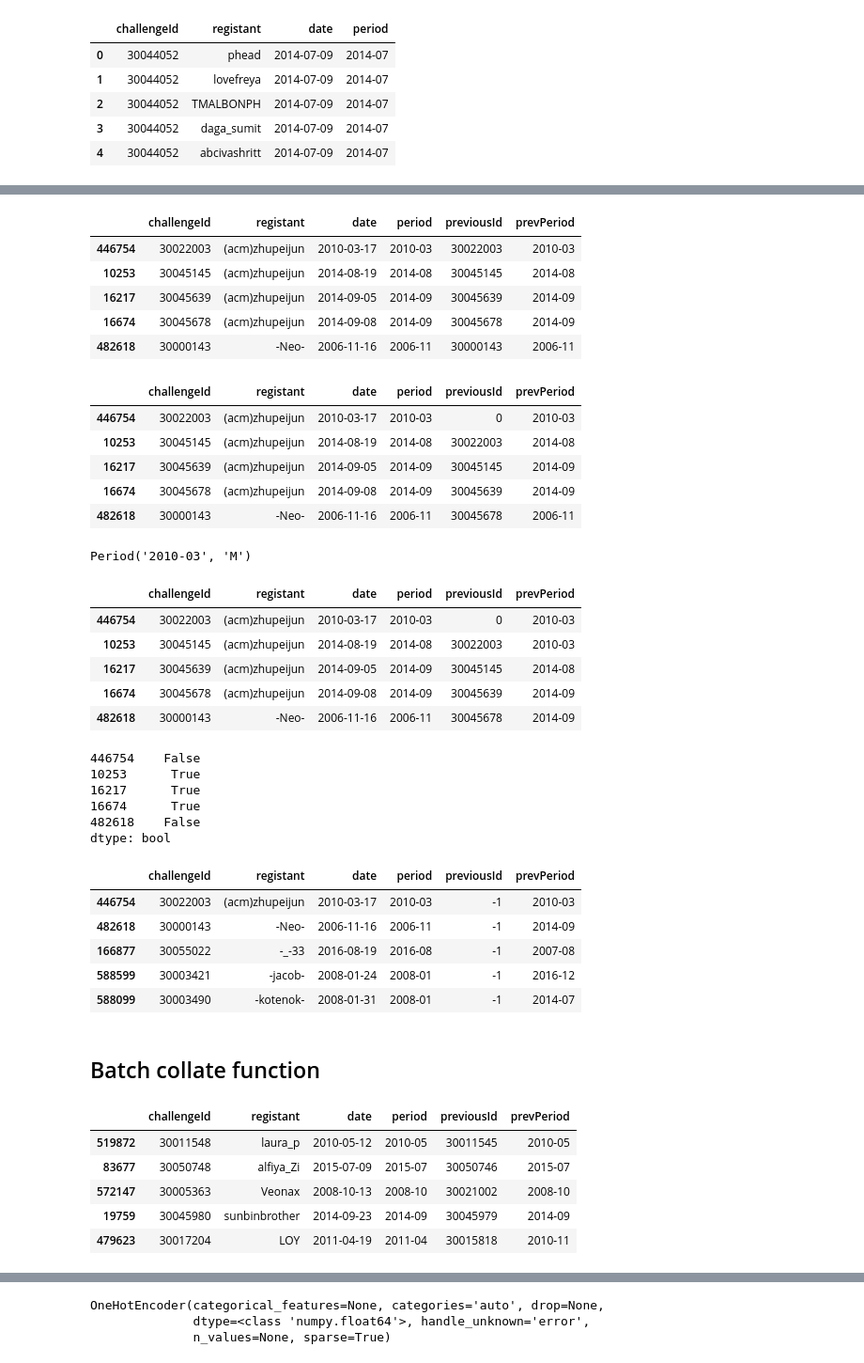
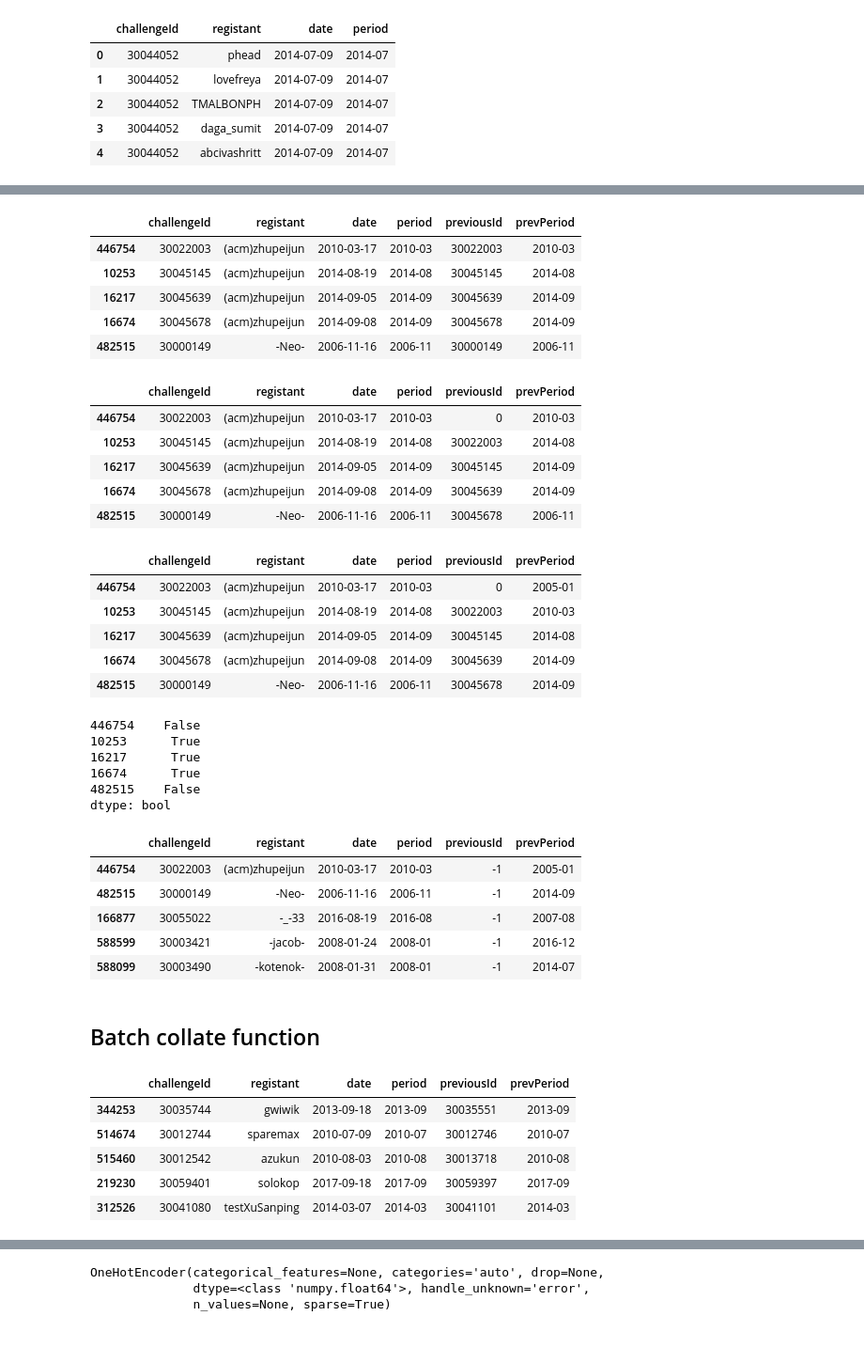
Before and after one commit to noaRricky/seq-rmd-crowdsourcing, a Jupyter notebook: notebooks/sequence_ds/sq_topcoder.ipynb, the cells around one changed output, grey strips where cells are left out. Shown at 94% size. Saved outputs shown, nothing was run; the diff lists cells and outputs as text; code cells hidden in the pictures.

Commit message:
change neg sample strategy and fix left merge

```diff
--- a/notebooks/sequence_ds/sq_topcoder.ipynb
+++ b/notebooks/sequence_ds/sq_topcoder.ipynb
@@ -173,6 +179,3 @@ regs_df.head()
 | 2 | 30044052 | TMALBONPH | 2014-07-09 |
 | 3 | 30044052 | daga_sumit | 2014-07-09 |
 | 4 | 30044052 | abcivashritt | 2014-07-09 |
-# %%
-regs_df['date'] = pd.to_datetime(regs_df['date'])
-regs_df.dtypes
@@ -210,7 +208,7 @@ regs_df.shape
 # %% [output]
 (544568, 3)
 # %%
-regs_df['period'] = regs_df['date'].dt.to_period("M")
+regs_df['period'] = regs_df['date'].str[:7]
 regs_df.head()
 # %% [output]
 |  | challengeId | registant | date | period |
@@ -239,7 +237,7 @@ regs_df.head()
 | 10253 | 30045145 | (acm)zhupeijun | 2014-08-19 | 2014-08 | 30045145 | 2014-08 |
 | 16217 | 30045639 | (acm)zhupeijun | 2014-09-05 | 2014-09 | 30045639 | 2014-09 |
 | 16674 | 30045678 | (acm)zhupeijun | 2014-09-08 | 2014-09 | 30045678 | 2014-09 |
-| 482618 | 30000143 | -Neo- | 2006-11-16 | 2006-11 | 30000143 | 2006-11 |
+| 482515 | 30000149 | -Neo- | 2006-11-16 | 2006-11 | 30000149 | 2006-11 |
 # %%
 regs_df['previousId'] = regs_df['previousId'].shift(
     periods=1).fillna(0).astype('int64')
@@ -250,22 +248,17 @@ regs_df.head()
 | 10253 | 30045145 | (acm)zhupeijun | 2014-08-19 | 2014-08 | 30022003 | 2014-08 |
 | 16217 | 30045639 | (acm)zhupeijun | 2014-09-05 | 2014-09 | 30045145 | 2014-09 |
 | 16674 | 30045678 | (acm)zhupeijun | 2014-09-08 | 2014-09 | 30045639 | 2014-09 |
-| 482618 | 30000143 | -Neo- | 2006-11-16 | 2006-11 | 30045678 | 2006-11 |
+| 482515 | 30000149 | -Neo- | 2006-11-16 | 2006-11 | 30045678 | 2006-11 |
-# %%
-fill_v = regs_df['period'].iloc[0]
-fill_v
-# %% [output]
-Period('2010-03', 'M')
 # %%
-regs_df['prevPeriod'] = regs_df['prevPeriod'].shift(periods=1).fillna(fill_v)
+regs_df['prevPeriod'] = regs_df['prevPeriod'].shift(periods=1).fillna('2005-01')
 regs_df.head()
 # %% [output]
 |  | challengeId | registant | date | period | previousId | prevPeriod |
-| 446754 | 30022003 | (acm)zhupeijun | 2010-03-17 | 2010-03 | 0 | 2010-03 |
+| 446754 | 30022003 | (acm)zhupeijun | 2010-03-17 | 2010-03 | 0 | 2005-01 |
 | 10253 | 30045145 | (acm)zhupeijun | 2014-08-19 | 2014-08 | 30022003 | 2010-03 |
 | 16217 | 30045639 | (acm)zhupeijun | 2014-09-05 | 2014-09 | 30045145 | 2014-08 |
 | 16674 | 30045678 | (acm)zhupeijun | 2014-09-08 | 2014-09 | 30045639 | 2014-09 |
-| 482618 | 30000143 | -Neo- | 2006-11-16 | 2006-11 | 30045678 | 2014-09 |
+| 482515 | 30000149 | -Neo- | 2006-11-16 | 2006-11 | 30045678 | 2014-09 |
 # %%
 first_mask = regs_df.duplicated(subset=['registant'], keep='first')
 first_mask.head()
@@ -274,27 +267,27 @@ first_mask.head()
 10253      True
 16217      True
 16674      True
-482618    False
+482515    False
 dtype: bool
 # %%
 regs_df['previousId'] = regs_df['previousId'].where(first_mask, -1)
 regs_df[~first_mask].head()
 # %% [output]
 |  | challengeId | registant | date | period | previousId | prevPeriod |
-| 446754 | 30022003 | (acm)zhupeijun | 2010-03-17 | 2010-03 | -1 | 2010-03 |
-| 482618 | 30000143 | -Neo- | 2006-11-16 | 2006-11 | -1 | 2014-09 |
+| 446754 | 30022003 | (acm)zhupeijun | 2010-03-17 | 2010-03 | -1 | 2005-01 |
+| 482515 | 30000149 | -Neo- | 2006-11-16 | 2006-11 | -1 | 2014-09 |
 | 166877 | 30055022 | -_-33 | 2016-08-19 | 2016-08 | -1 | 2007-08 |
 | 588599 | 30003421 | -jacob- | 2008-01-24 | 2008-01 | -1 | 2016-12 |
 | 588099 | 30003490 | -kotenok- | 2008-01-31 | 2008-01 | -1 | 2014-07 |
 # %% [markdown]
 ## Batch collate function
 # %%
-batch_df = regs_df.sample(n=10)
+batch_df = regs_df.sample(n=200)
 batch_df.head()
 # %% [output]
 |  | challengeId | registant | date | period | previousId | prevPeriod |
-| 519872 | 30011548 | laura_p | 2010-05-12 | 2010-05 | 30011545 | 2010-05 |
-| 83677 | 30050748 | alfiya_Zi | 2015-07-09 | 2015-07 | 30050746 | 2015-07 |
-| 572147 | 30005363 | Veonax | 2008-10-13 | 2008-10 | 30021002 | 2008-10 |
-| 19759 | 30045980 | sunbinbrother | 2014-09-23 | 2014-09 | 30045979 | 2014-09 |
-| 479623 | 30017204 | LOY | 2011-04-19 | 2011-04 | 30015818 | 2010-11 |
+| 344253 | 30035744 | gwiwik | 2013-09-18 | 2013-09 | 30035551 | 2013-09 |
+| 514674 | 30012744 | sparemax | 2010-07-09 | 2010-07 | 30012746 | 2010-07 |
+| 515460 | 30012542 | azukun | 2010-08-03 | 2010-08 | 30013718 | 2010-08 |
+| 219230 | 30059401 | solokop | 2017-09-18 | 2017-09 | 30059397 | 2017-09 |
+| 312526 | 30041080 | testXuSanping | 2014-03-07 | 2014-03 | 30041101 | 2014-03 |
```
Also changed, not shown: parts of 34 cells of this notebook, 4 other files.
